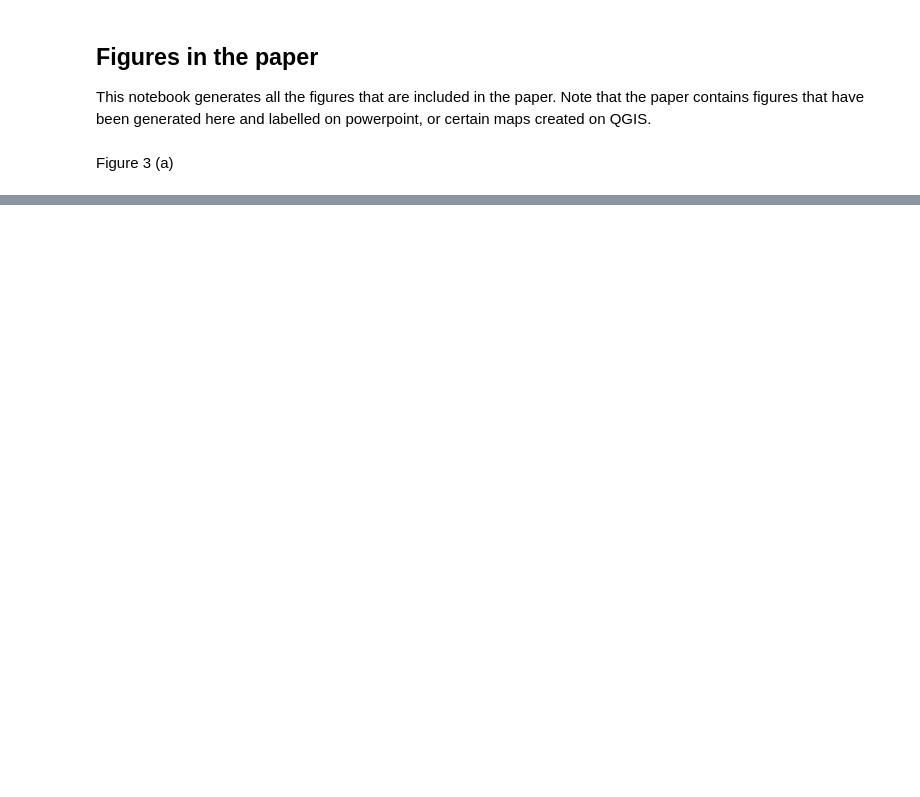
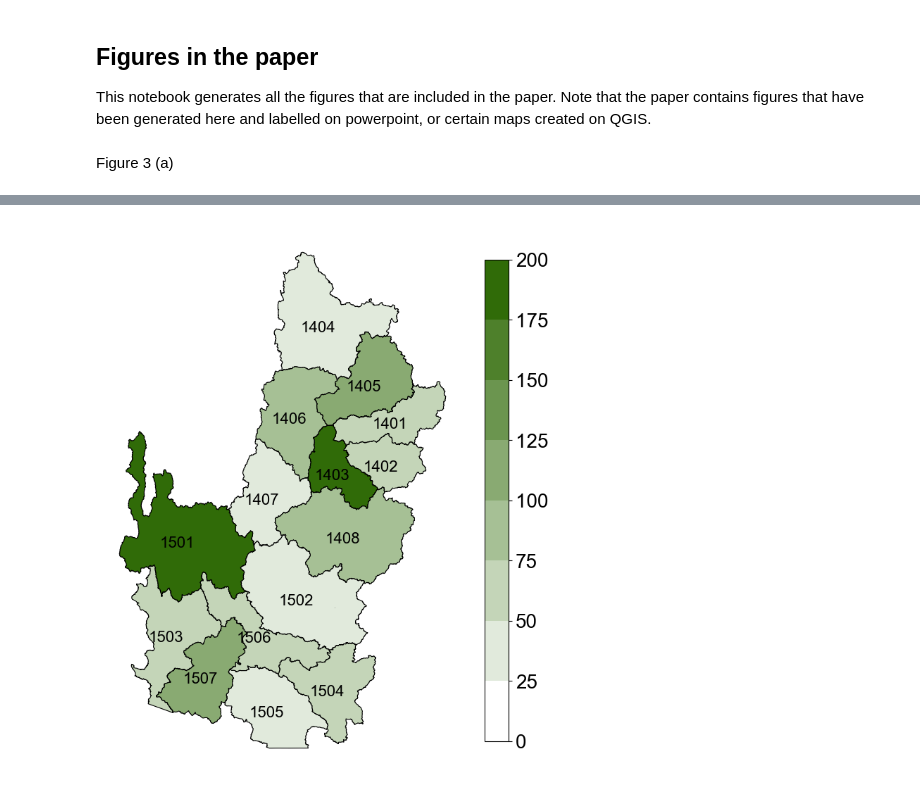
Before and after one commit to ppuentex/detection_comparison-CRB, a Jupyter notebook: results/generate_figures.ipynb, the cells around one changed output, grey strips where cells are left out. Saved outputs shown, nothing was run; the diff lists cells and outputs as text; code cells hidden in the pictures; blank space fills up the shorter version.

```diff
--- a/results/generate_figures.ipynb
+++ b/results/generate_figures.ipynb
@@ -27,0 +116,8 @@ lower_hucs = lower_hucs.to_crs(epsg=3857)
+# %%
+#pivot the dataframe
+data_pivot_df = zonal_data.pivot(index = 'huc4', columns = 'name', values = 'area_inundated').reset_index()
+#get rid of the name column
+data_pivot_df.columns.name = None
+
+#we use Landsat as the baseline and calculcate the percent change
+data_pivot_df['percent_change'] = ((data_pivot_df['sentinel'] - data_pivot_df['landsat'])/data_pivot_df['landsat'])*100
@@ -27,0 +143,34 @@ lower_hucs = lower_hucs.to_crs(epsg=3857)
+# %%
+#map the huc4 id's to strings so that we can join the dataset to the shapefile
+data_pivot_df['huc4'] = data_pivot_df['huc4'].map(str)
+
+huc4_change = crb_huc4_shape.merge(data_pivot_df, on = 'huc4')
+# %%
+plt.rcParams.update({'font.size': 20})
+fig, ax = plt.subplots(1, 1, figsize=(7, 12))
+#range for the legend
+vmin = 0; vmax = 200
+cmap = mcolors.LinearSegmentedColormap.from_list(
+    'custom_ratio',
+    [
+        (0.0, 'white'),   # white
+        (1.0, '#306b08')    # dark green
+    ],
+    N=8
+)
+
+#plot
+huc4_change.plot(ax = ax, column = 'percent_change', legend = True, vmin = vmin, vmax = vmax, cmap=cmap, edgecolor='0', linewidth=0.8, legend_kwds={'shrink': 0.6})
+ax.axis('off')
+
+# Add HUC4 labels
+for idx, row in huc4_change.iterrows():
+    ax.text(row.geometry.centroid.x - 8e4, row.geometry.centroid.y - 3e4,
+               row["huc4"], fontsize=16, color='black')
+
+ax.axis('off')
+plt.tight_layout()
+plt.savefig('../results/figures/fig3c_percent_change.jpg', bbox_inches='tight', dpi=600)
+plt.show()
+# %% [output]
+[figure, added]
```
Also changed, not shown: parts of 8 cells of this notebook, 3 other files.
